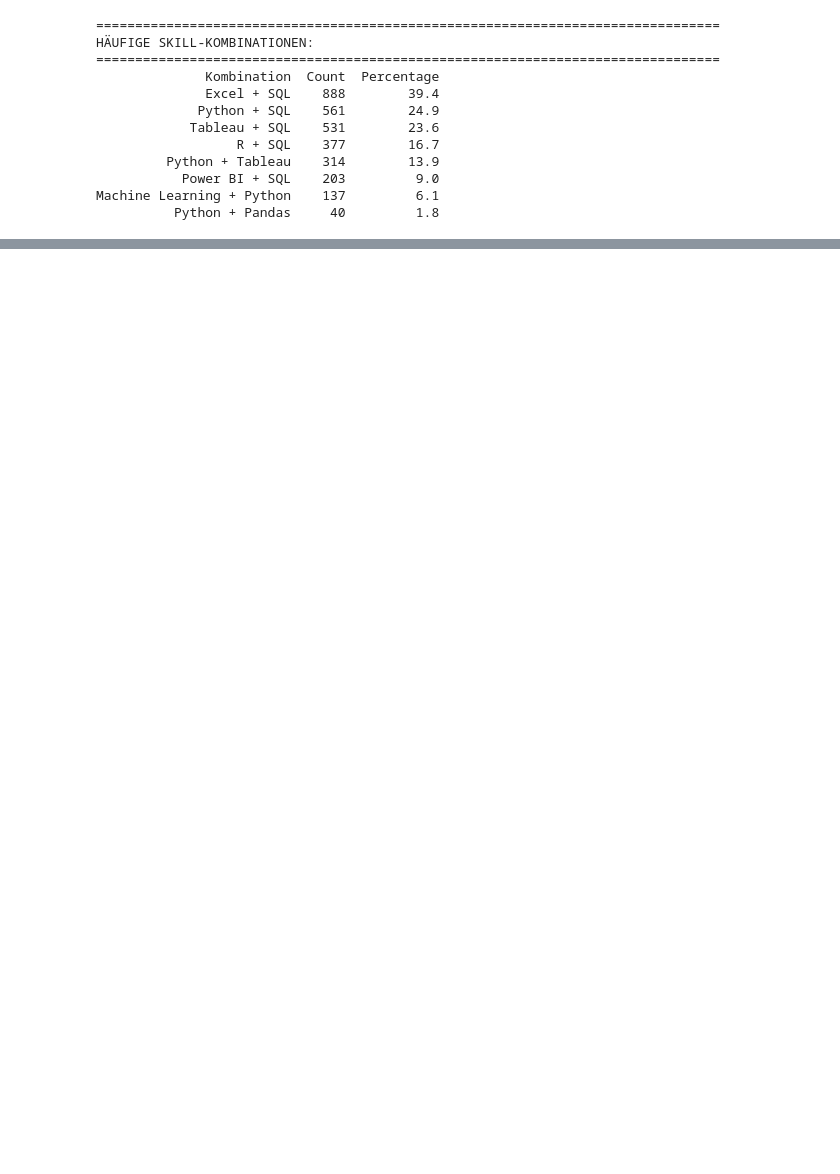
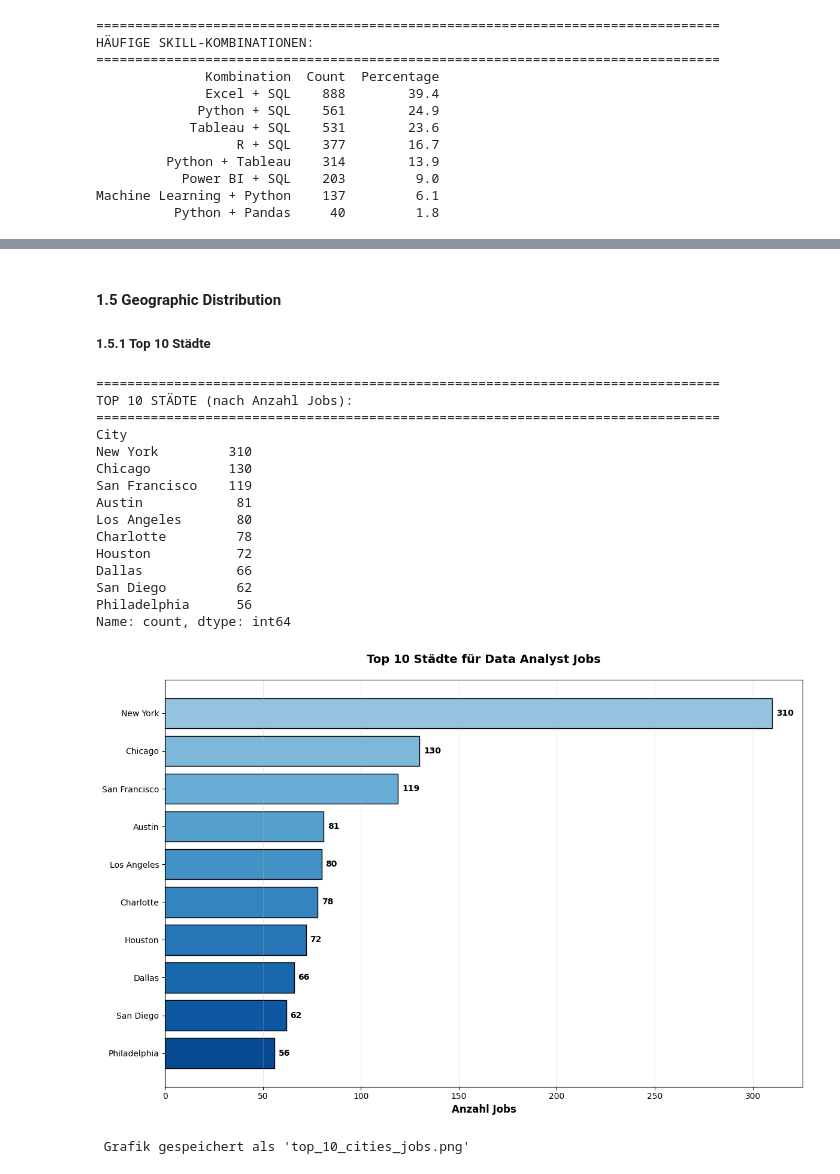
Before and after one commit to tvankov/Data-Analyst-Job-Market, a Jupyter notebook: DataAnalystJobMarketAnalysis_USAvsGermanyComparison.ipynb, the cells around one changed output, grey strips where cells are left out. Cells and saved outputs as stored; diff of their text form; code cells hidden in the pictures; blank space fills up the shorter version.

```diff
--- a/DataAnalystJobMarketAnalysis_USAvsGermanyComparison.ipynb
+++ b/DataAnalystJobMarketAnalysis_USAvsGermanyComparison.ipynb
@@ -649,0 +598,50 @@ for i, skill in enumerate(missing_skills, 1):
+# %% [markdown]
+#### 1.5 Geographic Distribution
+##### 1.5.1 Top 10 Städte
+# %%
+# Anzahl Jobs pro Stadt
+city_counts = df_usa_cleaned['City'].value_counts().head(10)
+
+print("\n" + "="*80)
+print("TOP 10 STÄDTE (nach Anzahl Jobs):")
+print("="*80)
+print(city_counts)
+
+# Visualisierung
+plt.figure(figsize=(12, 8))
+
+colors = plt.cm.Blues(np.linspace(0.4, 0.9, 10))
+bars = plt.barh(city_counts.index, city_counts.values, color=colors, edgecolor='black')
+
+plt.xlabel('Anzahl Jobs', fontsize=12, fontweight='bold')
+plt.title('Top 10 Städte für Data Analyst Jobs', fontsize=14, fontweight='bold', pad=20)
+plt.grid(axis='x', alpha=0.3)
+plt.gca().invert_yaxis()
+
+# Zahlen anzeigen
+for i, (city, count) in enumerate(city_counts.items()):
+    plt.text(count + 2, i, f'{int(count)}', va='center', fontsize=10, fontweight='bold')
+
+plt.tight_layout()
+plt.savefig('top_10_cities_jobs.png', dpi=300, bbox_inches='tight')
+plt.show()
+
+print("\n Grafik gespeichert als 'top_10_cities_jobs.png'")
+# %% [output]
+================================================================================
+TOP 10 STÄDTE (nach Anzahl Jobs):
+================================================================================
+City
+New York         310
+Chicago          130
+San Francisco    119
+Austin            81
+Los Angeles       80
+Charlotte         78
+Houston           72
+Dallas            66
+San Diego         62
+Philadelphia      56
+Name: count, dtype: int64
+[figure, added]
+ Grafik gespeichert als 'top_10_cities_jobs.png'
```
Also changed, not shown: parts of 32 cells of this notebook, 7 other files.
